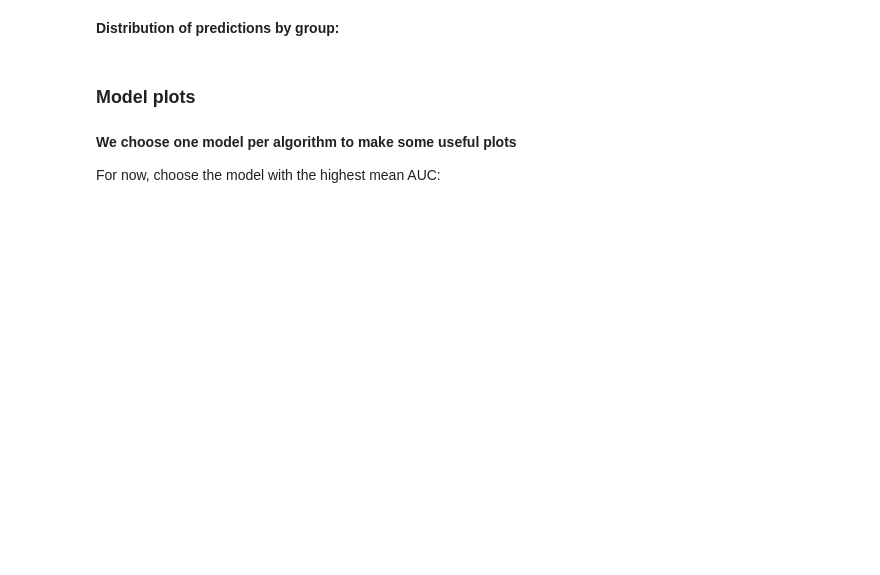
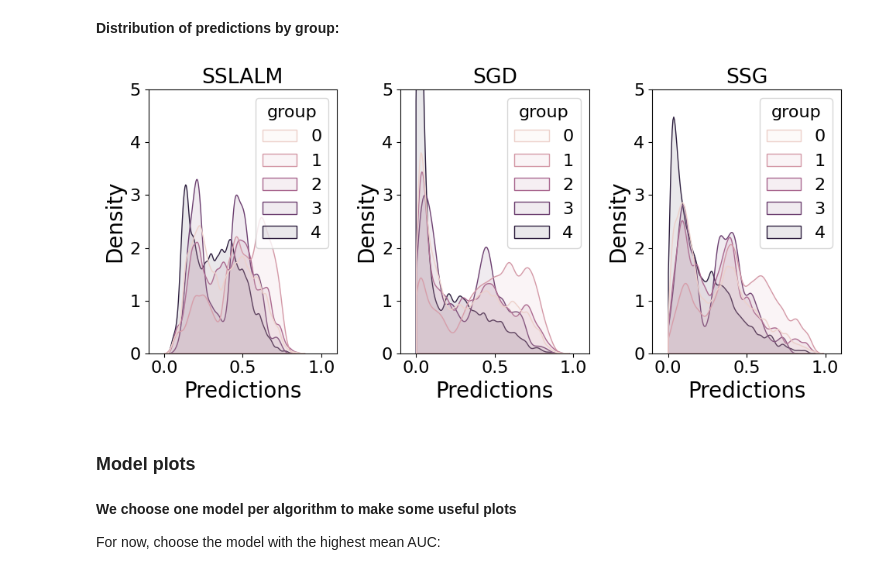
Before and after one commit to andrewklayk/humancompatible-train, a Jupyter notebook: experiments/model_plots.ipynb, the cells around one changed output. Drawn from its saved outputs; the diff is of its cells as text; code cells hidden in the pictures; blank space fills up the shorter version.

```diff
--- a/experiments/model_plots.ipynb
+++ b/experiments/model_plots.ipynb
@@ -58,7 +58,7 @@ y_test_tensor = tensor(y_test, dtype=torch.float, device=device)
 from itertools import product
 
 constraints = {
-    'abs_loss_equality': 0.01,
+    'abs_loss_equality': 0.05,
     # "loss_equality": 0.005,
     "unconstrained": None,
 }
@@ -168,34 +231,49 @@ for i, group in enumerate(group_ind_test):
         except:
             predictions_by_alg[alg][i] = [preds]
 
-    predictions_by_alg[alg][i] = np.concatenate(predictions_by_alg[alg][i])
+for alg in predictions_by_alg.keys():
+    for i in predictions_by_alg[alg].keys():
+        predictions_by_alg[alg][i] = np.concatenate(predictions_by_alg[alg][i])
+# %%
+pred_dfs = {}
+
+for alg, pred_dict in predictions_by_alg.items():
+    preds = []
+    groups = []
+    for group, group_preds in pred_dict.items():
+        preds.extend(group_preds)
+        groups.extend([group]*len(group_preds))
+
+    pred_dfs[alg] = (
+        pd.DataFrame({'pred': preds, 'group': groups})
+    )
 # %%
 import seaborn as sns
 
-fig, ax = plt.subplots(ncols=1)
+fig, axs = plt.subplots(nrows=1, ncols=3)
 
-for alg, predictions in predictions_by_alg.items():
+for i, (alg, predictions) in enumerate(pred_dfs.items()):
+    ax = axs[i]
     sns.kdeplot(
         predictions,
+        x='pred',
+        hue='group',
         fill=True,
         alpha=0.1,
         bw_adjust=0.4,
         ax=ax,
         clip=[0,1],
         common_norm=False)
-    plt.xlim(-0.1, 1.1)
-    plt.ylim(0, 10)
-    plt.xlabel("Predictions", fontsize=20)
-    plt.ylabel("Density", fontsize=20)
-    plt.title(alg)
-    alg_name = (
-        "sslalm_aug"
-        if model_name.startswith("sslalm_mu0")
-        else model_name.split("_")[0]
-    )
-    # plt.savefig(f"./plots/{alg_name}/{DATASET}/dist")
-    # plt.legend()
-    # plt.show()
+    ax.set_xlim(-0.1, 1.1)
+    ax.set_ylim(0, 5)
+    ax.set_xlabel("Predictions", fontsize=20)
+    ax.set_ylabel("Density", fontsize=20)
+    ax.set_title(alg)
+
+fig.set_figwidth(10)
+fig.tight_layout()
+# %% [output]
+[figure, added]
 # %% [markdown]
 ### **Model plots**
 # %% [markdown]
```
Also changed, not shown: parts of 15 cells of this notebook, 2 other files.
